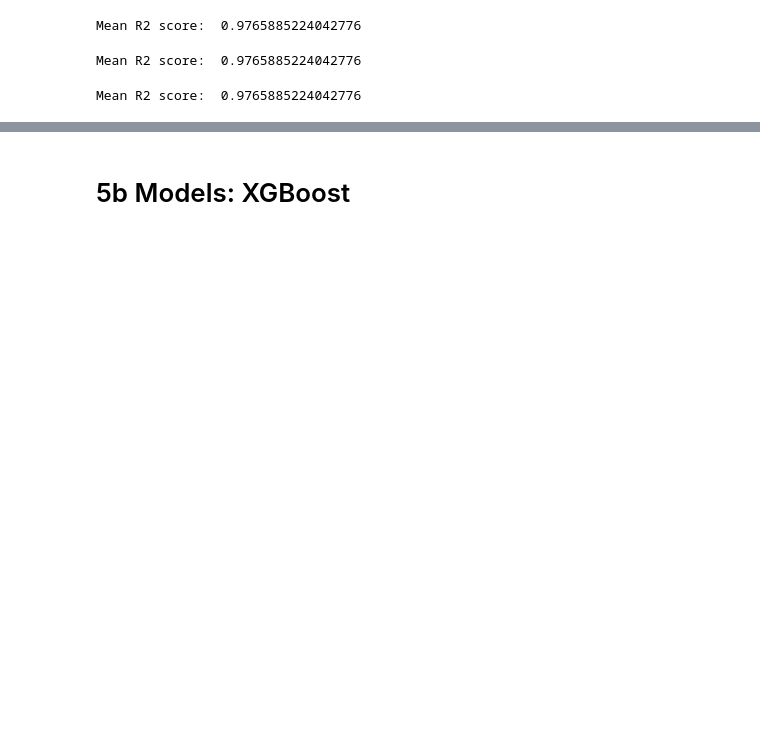
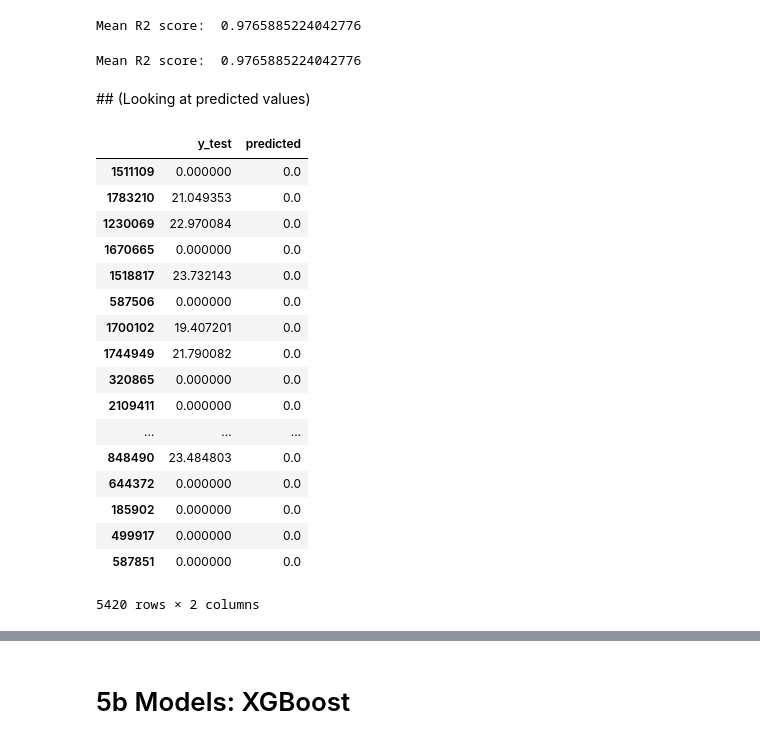
Before and after one commit to jandrewjohnson/ipbes_invest_crop_yield, a Jupyter notebook: CropModeling Regression.ipynb, the cells around one changed output, grey strips where cells are left out. Drawn from its saved outputs; the diff is of its cells as text; code cells hidden in the pictures; blank space fills up the shorter version.

```diff
--- a/CropModeling Regression.ipynb
+++ b/CropModeling Regression.ipynb
@@ -168,13 +222,11 @@ Mean R2 score:  0.9765347103743824
 linreg(dfBin)
 # %% [output]
 Mean R2 score:  0.9765885224042776
-# %%
-linreg(dfLog)
-# %% [output]
-Mean R2 score:  0.9765885224042776
 # %%
 linreg(dfLogBin)
 # %% [output]
 Mean R2 score:  0.9765885224042776
 # %%
 ## Why ? Clearly I have a problem of variable assignments where dfLog, dfBin and dfLogBin are all the same df hum hum hum
+# %% [markdown]
+## (Looking at predicted values)
@@ -180,0 +242,26 @@ Mean R2 score:  0.9765885224042776
+# %%
+compare = pd.DataFrame()
+compare['y_test'] = y_test
+compare['predicted'] = y_predicted
+
+#Bunch of negative values
+compare
+# %% [output]
+|  | y_test | predicted |
+| 1511109 | 0.000000 | 0.0 |
+| 1783210 | 21.049353 | 0.0 |
+| 1230069 | 22.970084 | 0.0 |
+| 1670665 | 0.000000 | 0.0 |
+| 1518817 | 23.732143 | 0.0 |
+| 587506 | 0.000000 | 0.0 |
+| 1700102 | 19.407201 | 0.0 |
+| 1744949 | 21.790082 | 0.0 |
+| 320865 | 0.000000 | 0.0 |
+| 2109411 | 0.000000 | 0.0 |
+| ... | ... | ... |
+| 848490 | 23.484803 | 0.0 |
+| 644372 | 0.000000 | 0.0 |
+| 185902 | 0.000000 | 0.0 |
+| 499917 | 0.000000 | 0.0 |
+| 587851 | 0.000000 | 0.0 |
+5420 rows × 2 columns
```
Also changed, not shown: parts of 49 cells of this notebook, 1 other file.
